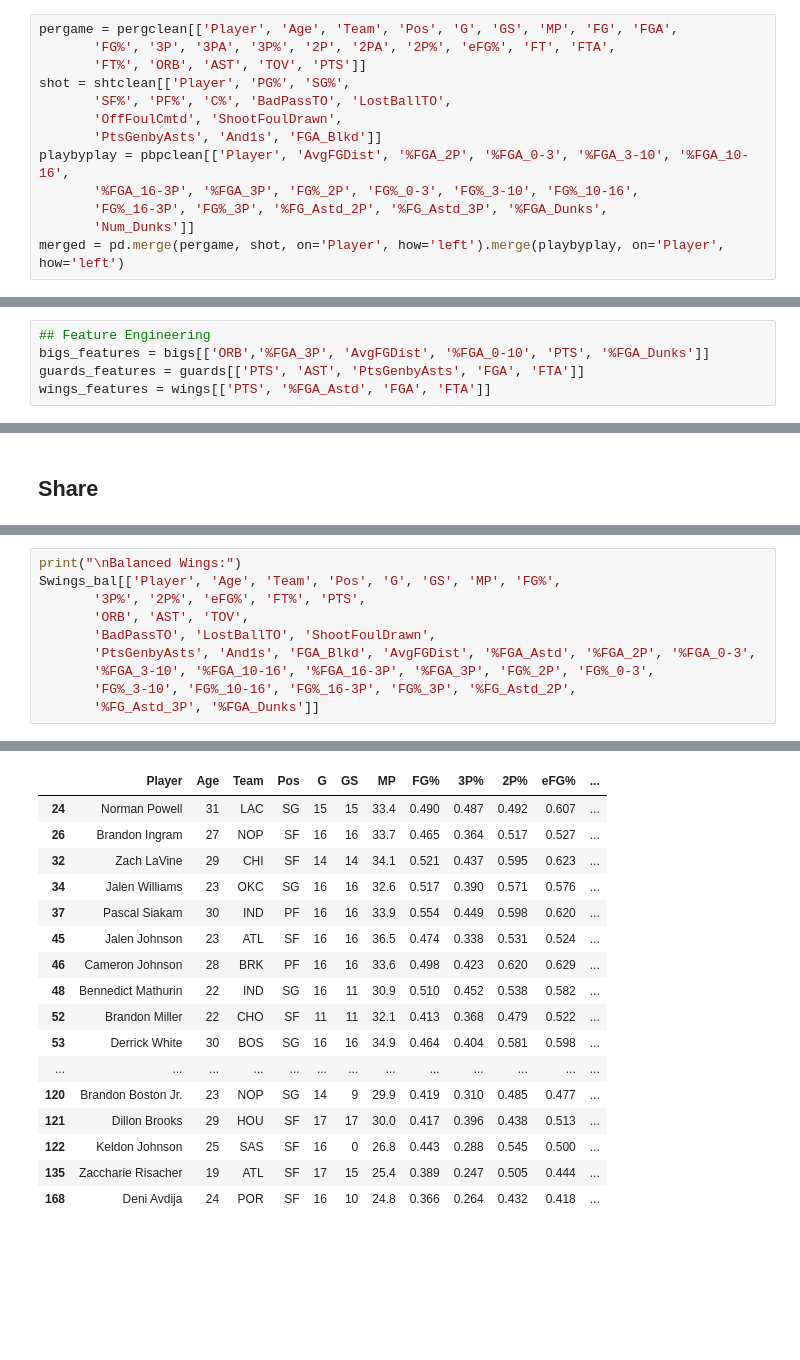
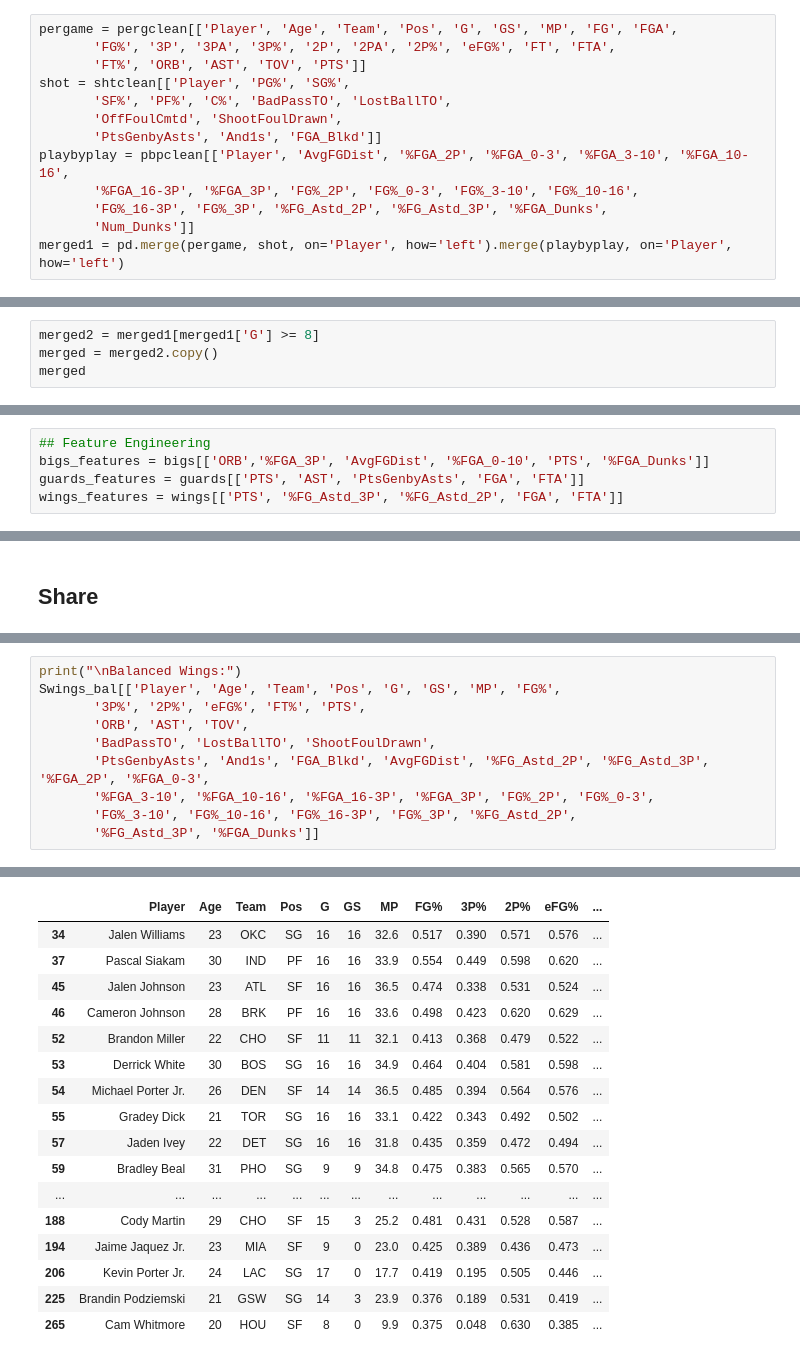
Before and after one commit to vtrackstar/Google-DA-Projects, a Jupyter notebook: ml-nba-offensive-playstyle-through-11-22-24.ipynb, the cells around one changed output, grey strips where cells are left out. Drawn from its saved outputs; the diff is of its cells as text; blank space fills up the shorter version.

```diff
--- a/ml-nba-offensive-playstyle-through-11-22-24.ipynb
+++ b/ml-nba-offensive-playstyle-through-11-22-24.ipynb
@@ -173,4 +165,4 @@ playbyplay = pbpclean[['Player', 'AvgFGDist', '%FGA_2P', '%FGA_0-3', '%FGA_3-10'
        '%FGA_16-3P', '%FGA_3P', 'FG%_2P', 'FG%_0-3', 'FG%_3-10', 'FG%_10-16',
        'FG%_16-3P', 'FG%_3P', '%FG_Astd_2P', '%FG_Astd_3P', '%FGA_Dunks',
        'Num_Dunks']]
-merged = pd.merge(pergame, shot, on='Player', how='left').merge(playbyplay, on='Player', how='left')
+merged1 = pd.merge(pergame, shot, on='Player', how='left').merge(playbyplay, on='Player', how='left')
@@ -192,0 +169,4 @@ merged
+# %%
+merged2 = merged1[merged1['G'] >= 8]
+merged = merged2.copy()
+merged
@@ -289,7 +262,7 @@ dtype: int64
 ## Feature Engineering
 bigs_features = bigs[['ORB','%FGA_3P', 'AvgFGDist', '%FGA_0-10', 'PTS', '%FGA_Dunks']]
 guards_features = guards[['PTS', 'AST', 'PtsGenbyAsts', 'FGA', 'FTA']]
-wings_features = wings[['PTS', '%FGA_Astd', 'FGA', 'FTA']]
+wings_features = wings[['PTS', '%FG_Astd_3P', '%FG_Astd_2P', 'FGA', 'FTA']]
 # %%
 scaler = StandardScaler()
 
@@ -492,32 +462,32 @@ Catch and Shoot Wings:
 # %%
 print("\nBalanced Wings:")
 Swings_bal[['Player', 'Age', 'Team', 'Pos', 'G', 'GS', 'MP', 'FG%',
        '3P%', '2P%', 'eFG%', 'FT%', 'PTS',
        'ORB', 'AST', 'TOV',
        'BadPassTO', 'LostBallTO', 'ShootFoulDrawn',
-       'PtsGenbyAsts', 'And1s', 'FGA_Blkd', 'AvgFGDist', '%FGA_Astd', '%FGA_2P', '%FGA_0-3',
+       'PtsGenbyAsts', 'And1s', 'FGA_Blkd', 'AvgFGDist', '%FG_Astd_2P', '%FG_Astd_3P', '%FGA_2P', '%FGA_0-3',
        '%FGA_3-10', '%FGA_10-16', '%FGA_16-3P', '%FGA_3P', 'FG%_2P', 'FG%_0-3',
        'FG%_3-10', 'FG%_10-16', 'FG%_16-3P', 'FG%_3P', '%FG_Astd_2P',
        '%FG_Astd_3P', '%FGA_Dunks']]
 # %% [output]
 Balanced Wings:
 |  | Player | Age | Team | Pos | G | GS | MP | FG% | 3P% | 2P% | eFG% | ... |
-| 24 | Norman Powell | 31 | LAC | SG | 15 | 15 | 33.4 | 0.490 | 0.487 | 0.492 | 0.607 | ... |
-| 26 | Brandon Ingram | 27 | NOP | SF | 16 | 16 | 33.7 | 0.465 | 0.364 | 0.517 | 0.527 | ... |
-| 32 | Zach LaVine | 29 | CHI | SF | 14 | 14 | 34.1 | 0.521 | 0.437 | 0.595 | 0.623 | ... |
 | 34 | Jalen Williams | 23 | OKC | SG | 16 | 16 | 32.6 | 0.517 | 0.390 | 0.571 | 0.576 | ... |
 | 37 | Pascal Siakam | 30 | IND | PF | 16 | 16 | 33.9 | 0.554 | 0.449 | 0.598 | 0.620 | ... |
 | 45 | Jalen Johnson | 23 | ATL | SF | 16 | 16 | 36.5 | 0.474 | 0.338 | 0.531 | 0.524 | ... |
 | 46 | Cameron Johnson | 28 | BRK | PF | 16 | 16 | 33.6 | 0.498 | 0.423 | 0.620 | 0.629 | ... |
-| 48 | Bennedict Mathurin | 22 | IND | SG | 16 | 11 | 30.9 | 0.510 | 0.452 | 0.538 | 0.582 | ... |
 | 52 | Brandon Miller | 22 | CHO | SF | 11 | 11 | 32.1 | 0.413 | 0.368 | 0.479 | 0.522 | ... |
 | 53 | Derrick White | 30 | BOS | SG | 16 | 16 | 34.9 | 0.464 | 0.404 | 0.581 | 0.598 | ... |
+| 54 | Michael Porter Jr. | 26 | DEN | SF | 14 | 14 | 36.5 | 0.485 | 0.394 | 0.564 | 0.576 | ... |
+| 55 | Gradey Dick | 21 | TOR | SG | 16 | 16 | 33.1 | 0.422 | 0.343 | 0.492 | 0.502 | ... |
+| 57 | Jaden Ivey | 22 | DET | SG | 16 | 16 | 31.8 | 0.435 | 0.359 | 0.472 | 0.494 | ... |
+| 59 | Bradley Beal | 31 | PHO | SG | 9 | 9 | 34.8 | 0.475 | 0.383 | 0.565 | 0.570 | ... |
 | ... | ... | ... | ... | ... | ... | ... | ... | ... | ... | ... | ... | ... |
-| 120 | Brandon Boston Jr. | 23 | NOP | SG | 14 | 9 | 29.9 | 0.419 | 0.310 | 0.485 | 0.477 | ... |
-| 121 | Dillon Brooks | 29 | HOU | SF | 17 | 17 | 30.0 | 0.417 | 0.396 | 0.438 | 0.513 | ... |
-| 122 | Keldon Johnson | 25 | SAS | SF | 16 | 0 | 26.8 | 0.443 | 0.288 | 0.545 | 0.500 | ... |
-| 135 | Zaccharie Risacher | 19 | ATL | SF | 17 | 15 | 25.4 | 0.389 | 0.247 | 0.505 | 0.444 | ... |
-| 168 | Deni Avdija | 24 | POR | SF | 16 | 10 | 24.8 | 0.366 | 0.264 | 0.432 | 0.418 | ... |
+| 188 | Cody Martin | 29 | CHO | SF | 15 | 3 | 25.2 | 0.481 | 0.431 | 0.528 | 0.587 | ... |
+| 194 | Jaime Jaquez Jr. | 23 | MIA | SF | 9 | 0 | 23.0 | 0.425 | 0.389 | 0.436 | 0.473 | ... |
+| 206 | Kevin Porter Jr. | 24 | LAC | SG | 17 | 0 | 17.7 | 0.419 | 0.195 | 0.505 | 0.446 | ... |
+| 225 | Brandin Podziemski | 21 | GSW | SG | 14 | 3 | 23.9 | 0.376 | 0.189 | 0.531 | 0.419 | ... |
+| 265 | Cam Whitmore | 20 | HOU | SF | 8 | 0 | 9.9 | 0.375 | 0.048 | 0.630 | 0.385 | ... |
 # %%
 print("\nIso Scoring Wings:")
 Swings_iso[['Player', 'Age', 'Team', 'Pos', 'G', 'GS', 'FG%',
```
Also changed, not shown: parts of 24 cells of this notebook.
